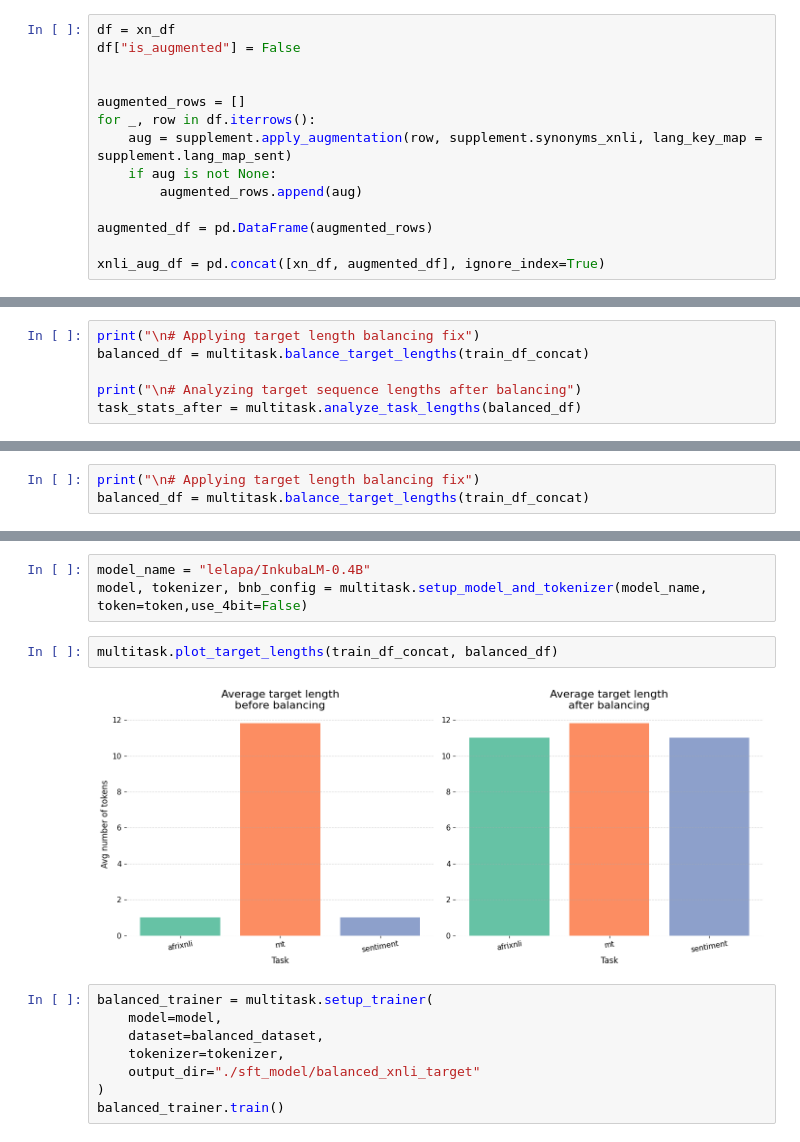
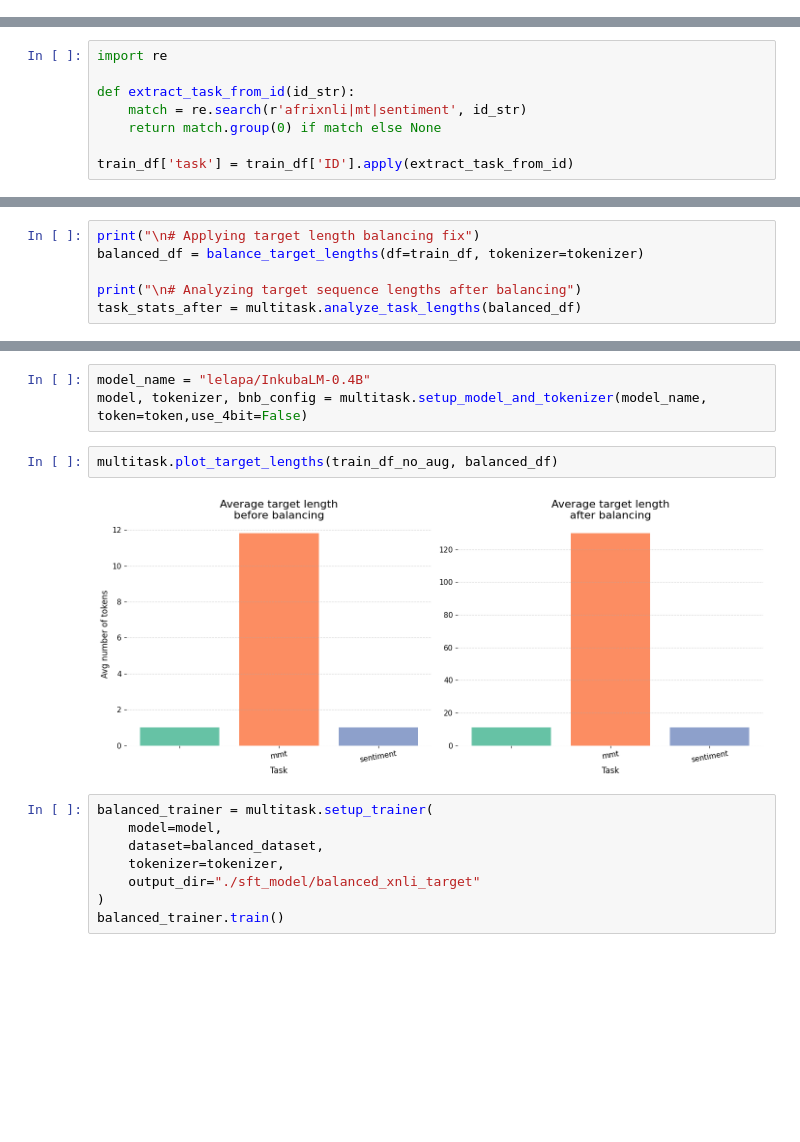
Before and after one commit to melissafasol/InkubaLM-Challenge, a Jupyter notebook: notebooks/01_implementation.ipynb, the cells around one changed output, grey strips where cells are left out. Cells and saved outputs as stored; diff of their text form; blank space fills up the shorter version.

Commit message:
fix df balancer

```diff
--- a/notebooks/01_implementation.ipynb
+++ b/notebooks/01_implementation.ipynb
@@ -237,14 +156,0 @@ sent_aug_df = pd.concat([se_df, augmented_df], ignore_index=True)
-# %%
-df = xn_df
-df["is_augmented"] = False
-
-
-augmented_rows = []
-for _, row in df.iterrows():
-    aug = supplement.apply_augmentation(row, supplement.synonyms_xnli, lang_key_map = supplement.lang_map_sent)
-    if aug is not None:
-        augmented_rows.append(aug)
-
-augmented_df = pd.DataFrame(augmented_rows)
-
-xnli_aug_df = pd.concat([xn_df, augmented_df], ignore_index=True)
@@ -270,0 +192,8 @@ train_df_concat.head()
+# %%
+import re
+
+def extract_task_from_id(id_str):
+    match = re.search(r'afrixnli|mt|sentiment', id_str)
+    return match.group(0) if match else None
+
+train_df['task'] = train_df['ID'].apply(extract_task_from_id)
@@ -271,6 +216,6 @@ train_df_concat.head()
 # %%
 print("\n# Applying target length balancing fix")
-balanced_df = multitask.balance_target_lengths(train_df_concat)
+balanced_df = balance_target_lengths(df=train_df, tokenizer=tokenizer)
 
 print("\n# Analyzing target sequence lengths after balancing")
 task_stats_after = multitask.analyze_task_lengths(balanced_df)
@@ -303,6 +248,3 @@ If the target token lengths are not balanced, this will cause the model to **ove
 ### **How can you fix this?**
 - **Repeating short targets**: (e.g., "positive" → "positive positive positive...") to match the average target lenght of the reference task (in this case it is translation)
 - This ensures that **all tasks contribute more equally** to the total training loss and the **model doesn't ignore short-output tasks** like classification.
-# %%
-print("\n# Applying target length balancing fix")
-balanced_df = multitask.balance_target_lengths(train_df_concat)
@@ -314,9 +254,9 @@ balanced_dataset = Dataset.from_pandas(balanced_df.reset_index(drop=True))
 model_name = "lelapa/InkubaLM-0.4B"
 model, tokenizer, bnb_config = multitask.setup_model_and_tokenizer(model_name, token=token,use_4bit=False)
 # %%
-multitask.plot_target_lengths(train_df_concat, balanced_df)
+multitask.plot_target_lengths(train_df_no_aug, balanced_df)
 # %% [output]
-[figure, old version]
+[figure, new version]
 # %%
 balanced_trainer = multitask.setup_trainer(
     model=model,
```
Also changed, not shown: parts of 20 cells of this notebook.
